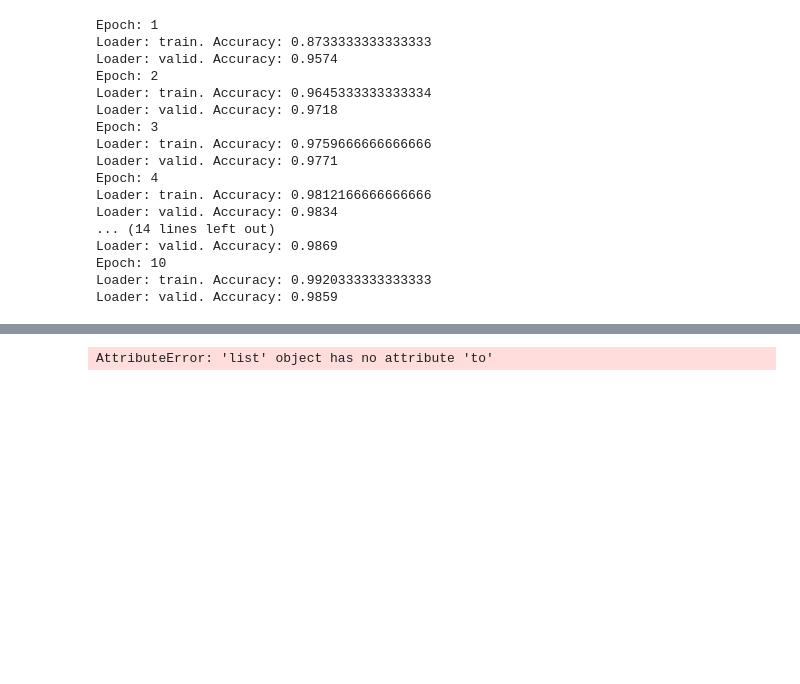
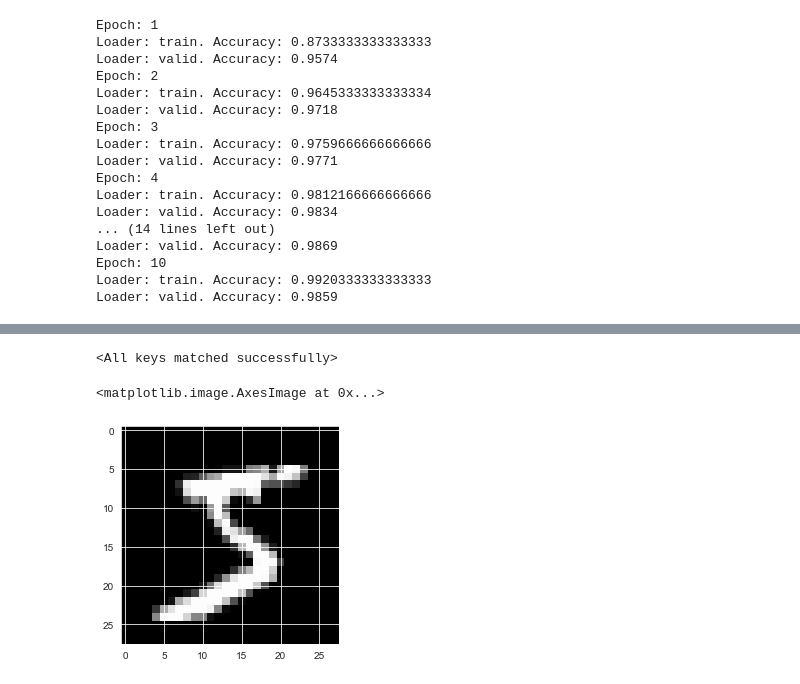
Before and after one commit to threeteck/ML.ITIS, a Jupyter notebook: 9.ipynb, the cells around one changed output, grey strips where cells are left out. Saved outputs shown, nothing was run; the diff lists cells and outputs as text; code cells hidden in the pictures; blank space fills up the shorter version.

```diff
--- a/9.ipynb
+++ b/9.ipynb
@@ -262,4 +146,0 @@ def train_loc(model, criterion, optimizer, loaders, epochs=10, device="cpu"):
-# %%
-train_loc(model_loc, criterion_loc, optimizer_loc, loaders, epochs=10, device=device)
-# %% [output]
-AttributeError: 'list' object has no attribute 'to'
@@ -282,0 +147,11 @@ def predict(model_cls, model_loc, img, device="cpu"):
+# %%
+# Load model
+model_cls = LeNet().to(device)
+model_cls.load_state_dict(torch.load("model_cls.pth"))
+# %% [output]
+<All keys matched successfully>
+# %%
+plt.imshow(train_dataset[0][0][0], cmap="gray")
+# %% [output]
+<matplotlib.image.AxesImage at 0x...>
+[figure, added]
```
Also changed, not shown: parts of 29 cells of this notebook, 2 other files.
